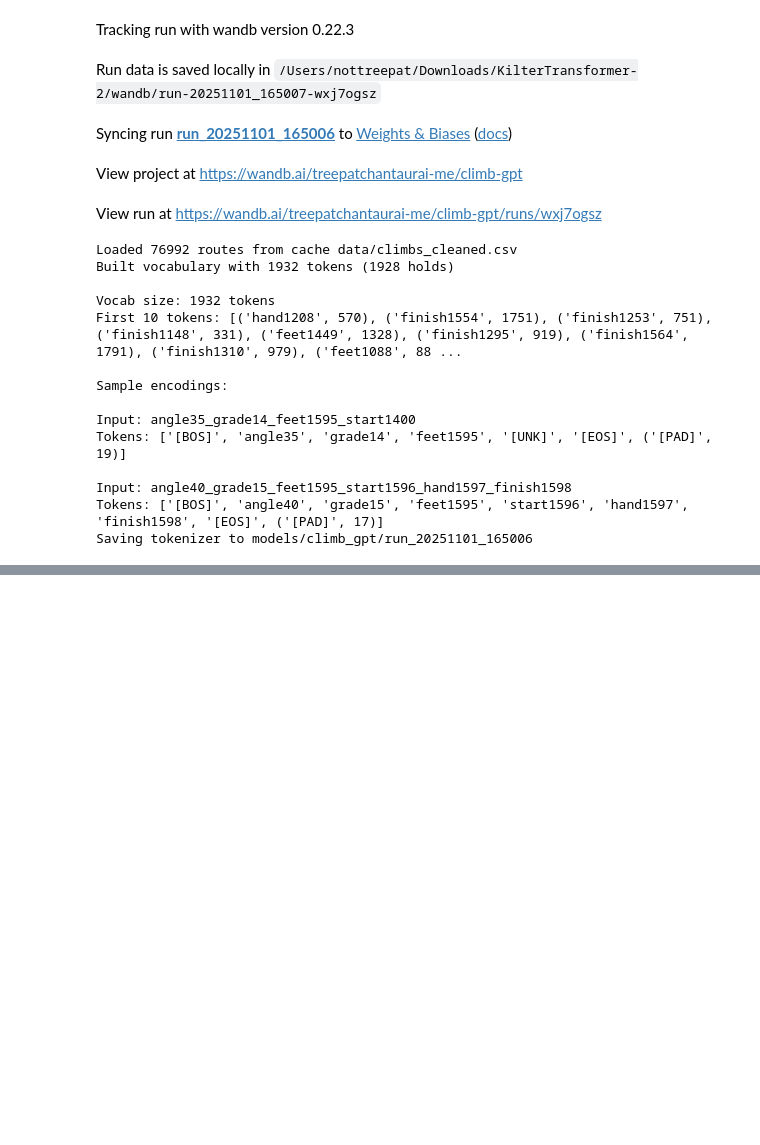
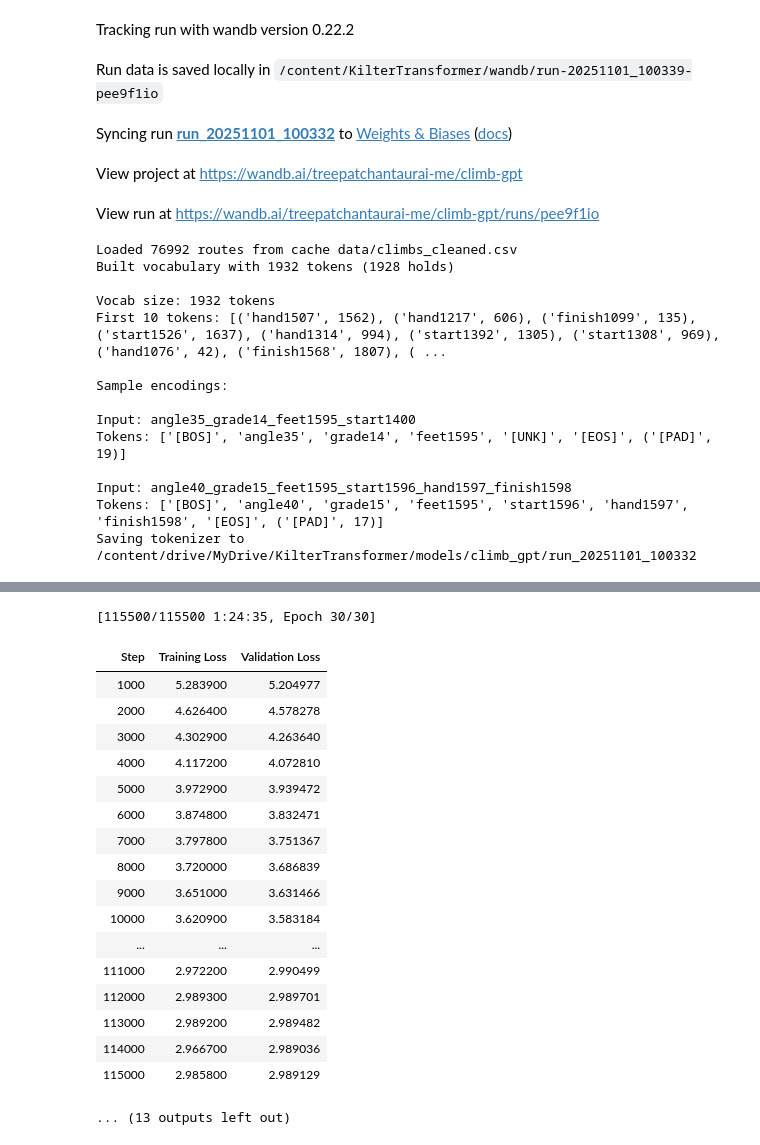
Before and after one commit to nnott3/KilterTransformer, a Jupyter notebook: gpt_wandb.ipynb, the cells around one changed output, grey strips where cells are left out. Cells and saved outputs as stored; diff of their text form; code cells hidden in the pictures; blank space fills up the shorter version.

Commit message:
done training 30epoch (2.99)

```diff
--- a/gpt_wandb.ipynb
+++ b/gpt_wandb.ipynb
@@ -47,7 +73,9 @@ wandb.init(
 )
 
 run_name = wandb.run.name  # Use wandb run name for consistency
-OUT_DIR = f"models/climb_gpt/{run_name}"
+# OUT_DIR = f"models/climb_gpt/{run_name}"
+OUT_DIR = f"/content/drive/MyDrive/KilterTransformer/models/climb_gpt/{run_name}"
+
 device = "cuda" if torch.cuda.is_available() else "cpu"
 
 dp = DataPreprocessing()
@@ -165,13 +198,13 @@ wandb: Currently logged in as: treepatchantaurai (treepatchantaurai-me) to https
-Tracking run with wandb version 0.22.3
+Tracking run with wandb version 0.22.2
-Run data is saved locally in /Users/nottreepat/Downloads/KilterTransformer-2/wandb/run-20251101_165007-wxj7ogsz
+Run data is saved locally in /content/KilterTransformer/wandb/run-20251101_100339-pee9f1io
-Syncing run run_20251101_165006 to Weights & Biases (docs)
+Syncing run run_20251101_100332 to Weights & Biases (docs)
 View project at https://wandb.ai/treepatchantaurai-me/climb-gpt
-View run at https://wandb.ai/treepatchantaurai-me/climb-gpt/runs/wxj7ogsz
+View run at https://wandb.ai/treepatchantaurai-me/climb-gpt/runs/pee9f1io
 Loaded 76992 routes from cache data/climbs_cleaned.csv
 Built vocabulary with 1932 tokens (1928 holds)
 
 Vocab size: 1932 tokens
-First 10 tokens: [('hand1208', 570), ('finish1554', 1751), ('finish1253', 751), ('finish1148', 331), ('feet1449', 1328), ('finish1295', 919), ('finish1564', 1791), ('finish1310', 979), ('feet1088', 88 ...
+First 10 tokens: [('hand1507', 1562), ('hand1217', 606), ('finish1099', 135), ('start1526', 1637), ('hand1314', 994), ('start1392', 1305), ('start1308', 969), ('hand1076', 42), ('finish1568', 1807), ( ...
 
 Sample encodings:
 
@@ -180,4 +213,4 @@ Tokens: ['[BOS]', 'angle35', 'grade14', 'feet1595', '[UNK]', '[EOS]', ('[PAD]',
 
 Input: angle40_grade15_feet1595_start1596_hand1597_finish1598
 Tokens: ['[BOS]', 'angle40', 'grade15', 'feet1595', 'start1596', 'hand1597', 'finish1598', '[EOS]', ('[PAD]', 17)]
-Saving tokenizer to models/climb_gpt/run_20251101_165006
+Saving tokenizer to /content/drive/MyDrive/KilterTransformer/models/climb_gpt/run_20251101_100332
@@ -183,0 +218,19 @@ Saving tokenizer to models/climb_gpt/run_20251101_165006
+[115500/115500 1:24:35, Epoch 30/30]
+| Step | Training Loss | Validation Loss |
+| 1000 | 5.283900 | 5.204977 |
+| 2000 | 4.626400 | 4.578278 |
+| 3000 | 4.302900 | 4.263640 |
+| 4000 | 4.117200 | 4.072810 |
+| 5000 | 3.972900 | 3.939472 |
+| 6000 | 3.874800 | 3.832471 |
+| 7000 | 3.797800 | 3.751367 |
+| 8000 | 3.720000 | 3.686839 |
+| 9000 | 3.651000 | 3.631466 |
+| 10000 | 3.620900 | 3.583184 |
+| ... | ... | ... |
+| 111000 | 2.972200 | 2.990499 |
+| 112000 | 2.989300 | 2.989701 |
+| 113000 | 2.989200 | 2.989482 |
+| 114000 | 2.966700 | 2.989036 |
+| 115000 | 2.985800 | 2.989129 |
+... (13 outputs left out)
```
Also changed, not shown: parts of 5 cells of this notebook.
